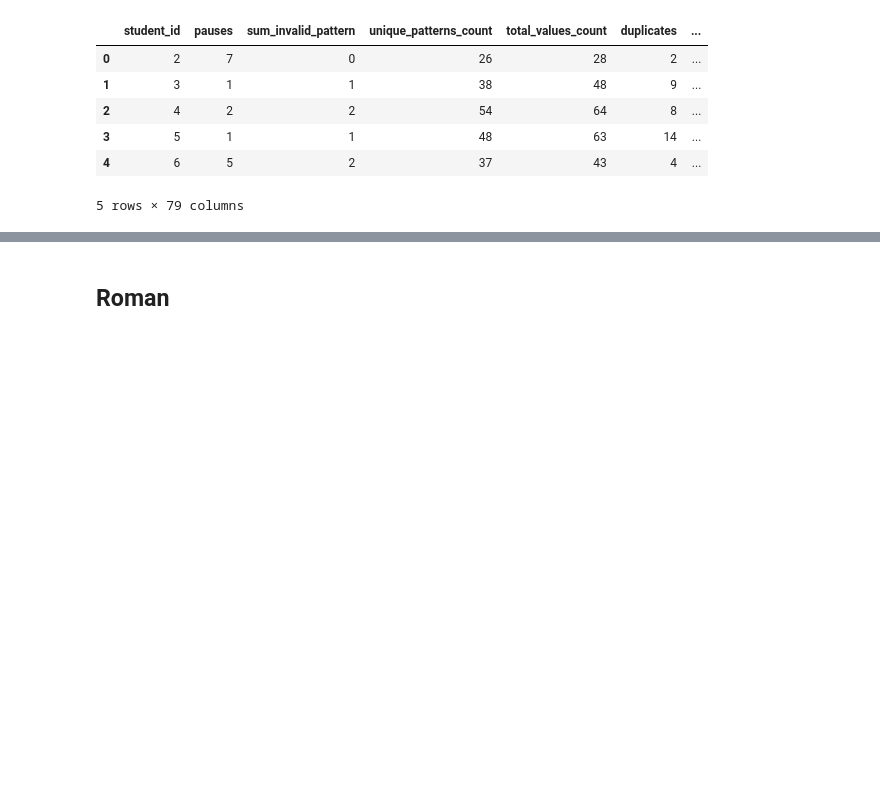
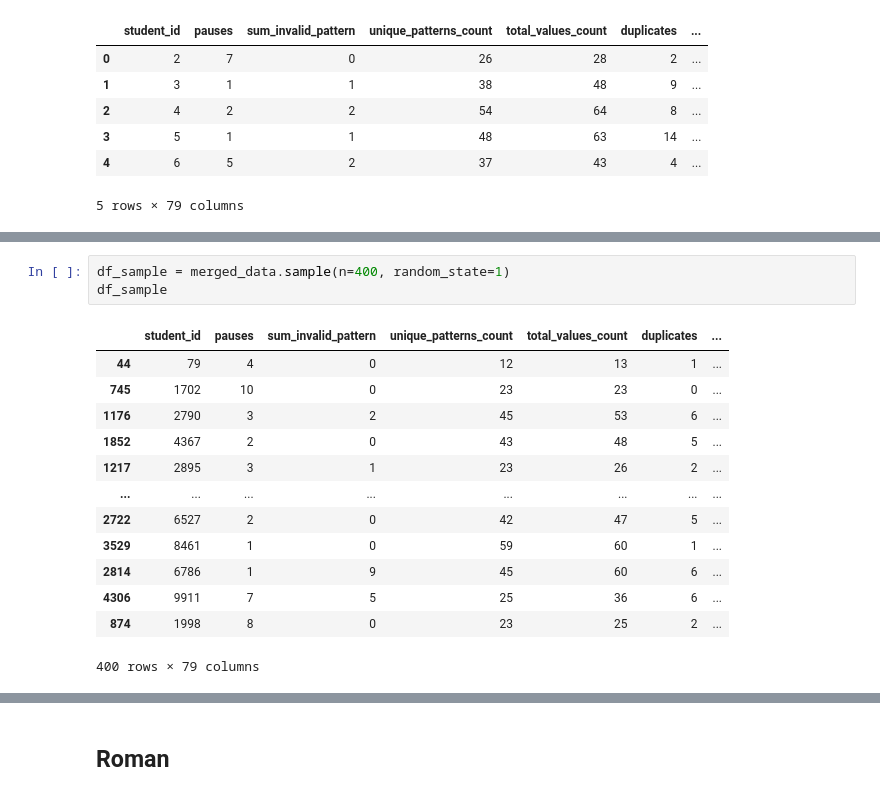
Before and after one commit to RowanBattles/Group4AI, a Jupyter notebook: Workbook.ipynb, the cells around one changed output, grey strips where cells are left out. Saved outputs shown, nothing was run; the diff lists cells and outputs as text; blank space fills up the shorter version.

```diff
--- a/Workbook.ipynb
+++ b/Workbook.ipynb
@@ -1040,0 +1052,17 @@ merged_data.head()
+# %%
+df_sample = merged_data.sample(n=400, random_state=1)
+df_sample
+# %% [output]
+|  | student_id | pauses | sum_invalid_pattern | unique_patterns_count | total_values_count | duplicates | ... |
+| 44 | 79 | 4 | 0 | 12 | 13 | 1 | ... |
+| 745 | 1702 | 10 | 0 | 23 | 23 | 0 | ... |
+| 1176 | 2790 | 3 | 2 | 45 | 53 | 6 | ... |
+| 1852 | 4367 | 2 | 0 | 43 | 48 | 5 | ... |
+| 1217 | 2895 | 3 | 1 | 23 | 26 | 2 | ... |
+| ... | ... | ... | ... | ... | ... | ... | ... |
+| 2722 | 6527 | 2 | 0 | 42 | 47 | 5 | ... |
+| 3529 | 8461 | 1 | 0 | 59 | 60 | 1 | ... |
+| 2814 | 6786 | 1 | 9 | 45 | 60 | 6 | ... |
+| 4306 | 9911 | 7 | 5 | 25 | 36 | 6 | ... |
+| 874 | 1998 | 8 | 0 | 23 | 25 | 2 | ... |
+400 rows × 79 columns
```
Also changed, not shown: parts of 4 cells of this notebook.
